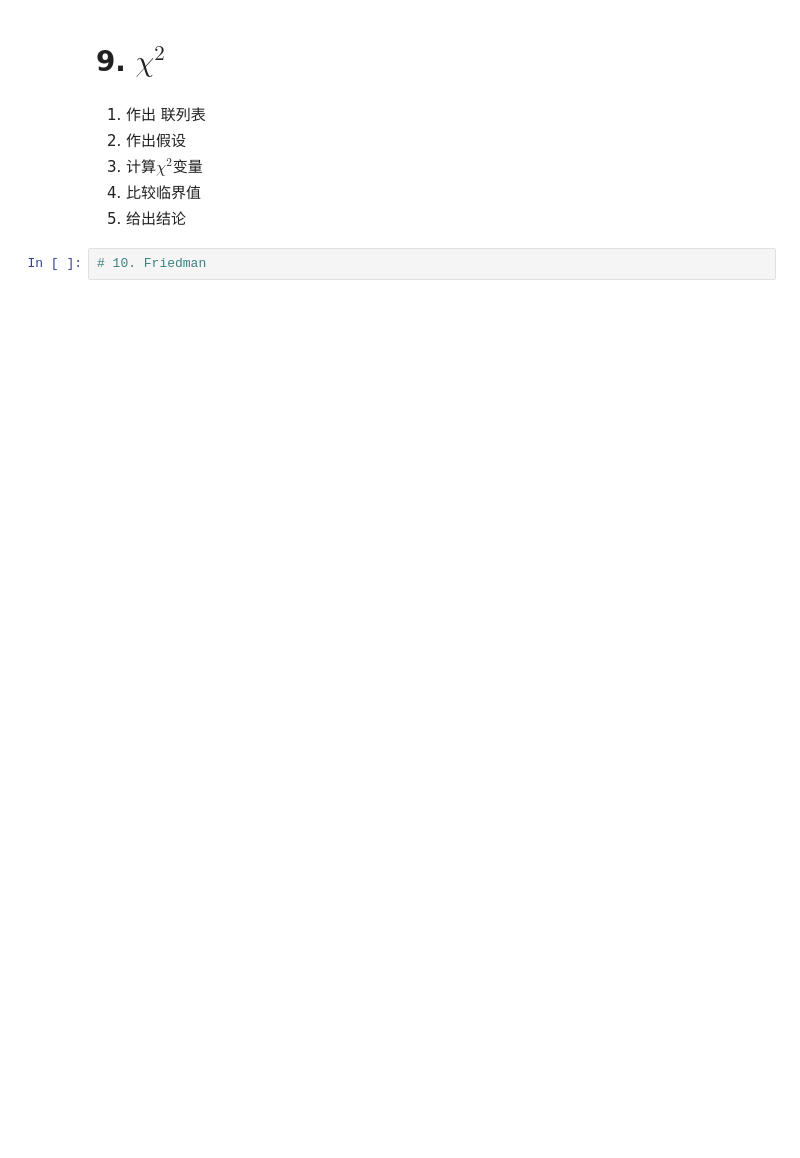
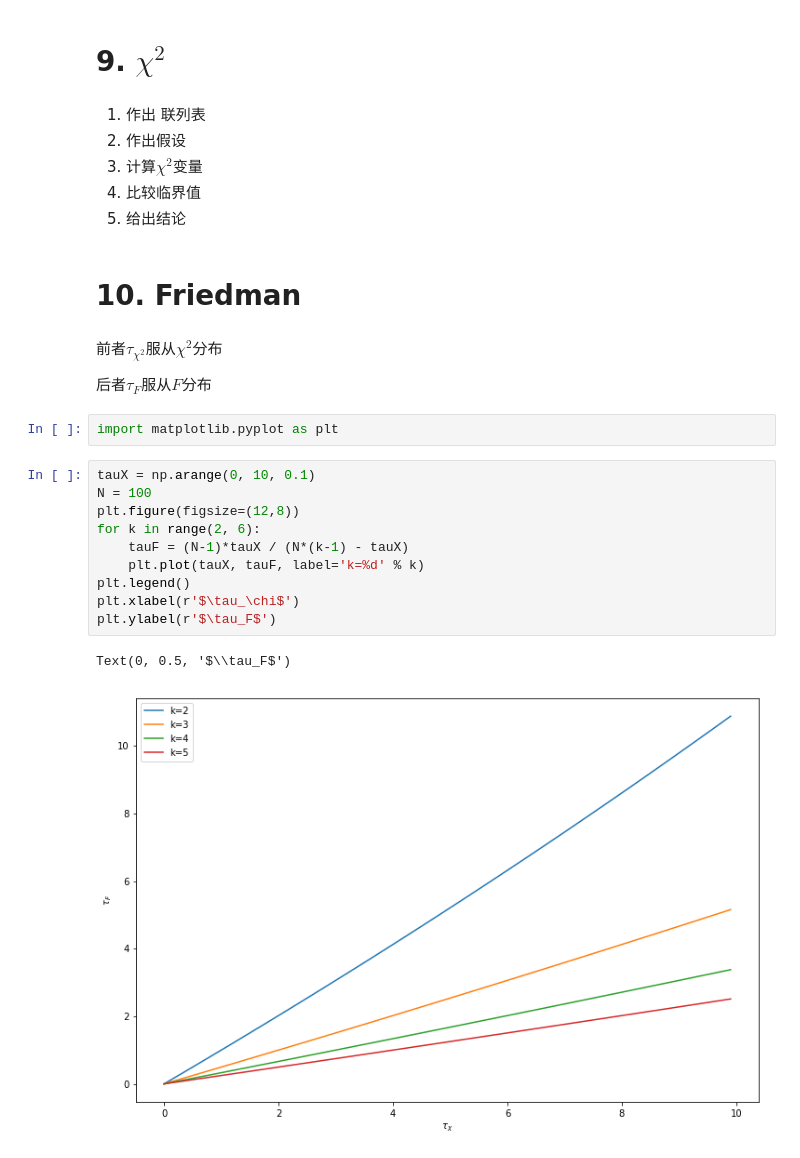
Before and after one commit to imhlq/Complete-Machine-Learning-Learning-Plan, a Jupyter notebook: Program/Homework@imhlq/Chap2.ipynb, the cells around one changed output. Saved outputs shown, nothing was run; the diff lists cells and outputs as text; blank space fills up the shorter version.

```diff
--- a/Program/Homework@imhlq/Chap2.ipynb
+++ b/Program/Homework@imhlq/Chap2.ipynb
@@ -47,5 +55,24 @@ P = TP/(TP+FP)
 3. 计算$\chi^2$变量
 4. 比较临界值
 5. 给出结论
-# %%
-# 10. Friedman
+# %% [markdown]
+# 10. Friedman
+# %% [markdown]
+前者$\tau_{\chi^2}$服从$\chi^2$分布
+
+后者$\tau_F$服从$F$分布
+# %%
+import matplotlib.pyplot as plt
+# %%
+tauX = np.arange(0, 10, 0.1)
+N = 100
+plt.figure(figsize=(12,8))
+for k in range(2, 6):
+    tauF = (N-1)*tauX / (N*(k-1) - tauX)
+    plt.plot(tauX, tauF, label='k=%d' % k)
+plt.legend()
+plt.xlabel(r'$\tau_\chi$')
+plt.ylabel(r'$\tau_F$')
+# %% [output]
+Text(0, 0.5, '$\\tau_F$')
+[figure, added]
```
Also changed, not shown: parts of 2 cells of this notebook, 4 other files.
